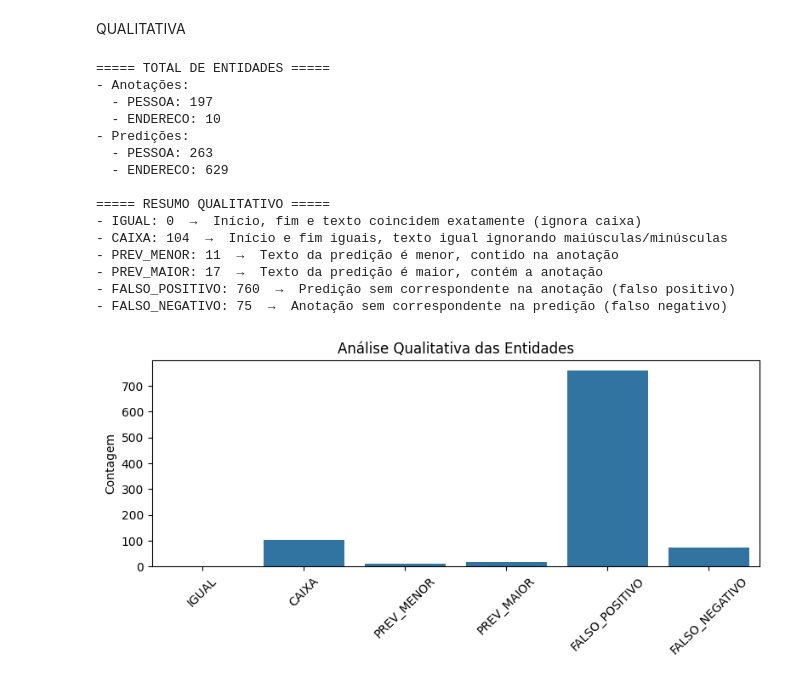
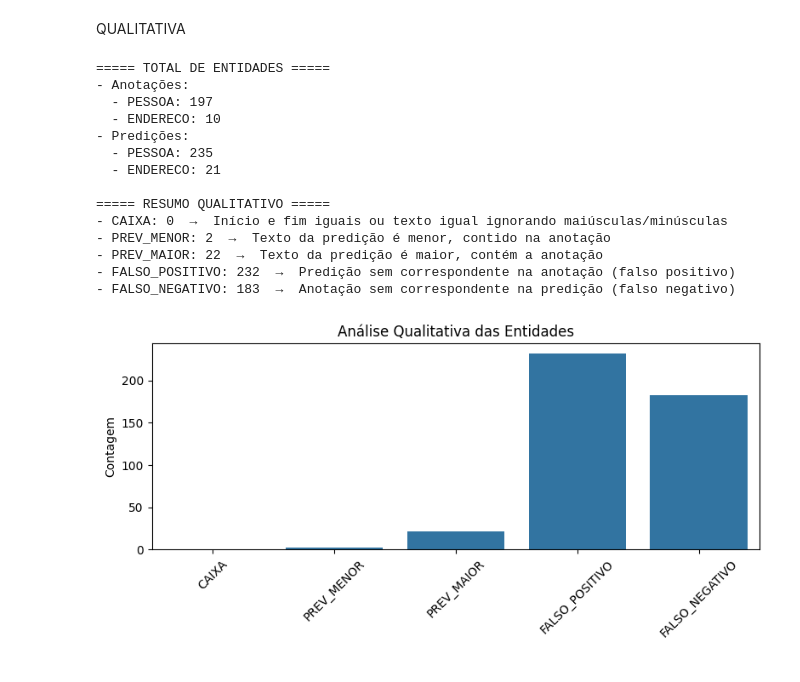
Before and after one commit to Celtico01/IDLex-analyzer, a Jupyter notebook: test_note.ipynb, the cells around one changed output. Cells and saved outputs as stored; diff of their text form; code cells hidden in the pictures.

Commit message:
legalbert

```diff
--- a/test_note.ipynb
+++ b/test_note.ipynb
@@ -0,0 +196,40 @@
+# %%
+device = 'cpu'
+# %%
+#NER
+from transformers import BertForTokenClassification, BertTokenizer
+import numpy as np
+import torch
+import pickle
+
+def get_tags_ner():
+  tag2idx_ner = np.load(file_tags_ner, allow_pickle=True).item()
+  idx2tag_ner = {}
+  for key in tag2idx_ner:
+    idx2tag_ner[tag2idx_ner[key]] = key
+  return tag2idx_ner, idx2tag_ner
+
+def configura_modelo_ner(num_labels):
+    from transformers import BertTokenizer, BertForTokenClassification
+    import torch
+
+    # Tokenizer
+    tokenizer = BertTokenizer.from_pretrained(
+        'neuralmind/bert-base-portuguese-cased',
+        do_lower_case=False
+    )
+
+    # Modelo base
+    modelo_ner = BertForTokenClassification.from_pretrained(
+        'neuralmind/bert-base-portuguese-cased',
+        num_labels=num_labels
+    )
+
+    # Carrega pesos treinados, ignorando chaves não reconhecidas
+    state_dict = torch.load(file_modelo_ner, map_location=torch.device(device))
+    if "bert.embeddings.position_ids" in state_dict:
+        del state_dict["bert.embeddings.position_ids"]  # remove chave obsoleta
+
+    modelo_ner.load_state_dict(state_dict, strict=False)
+
+    return tokenizer, modelo_ner
@@ -496,21 +949,20 @@ def analise_qualitativa(pred_path, anotacoes, output_path="resultado_qualitativa
     plt.tight_layout()
     plt.show()
 # %%
-analise_qualitativa('./saida/spacy/resultado_final(person_location)-20_spacy.json', anotacoes, './saida/spacy/qualitativa_spacy-20-v2.txt')
+analise_qualitativa('./saida/legalbert/resultado_final(person_location)-20_legalbert.json', anotacoes, './saida/legalbert/qualitativa_legalbert-20-v2.txt')
 # %% [output]
 ===== TOTAL DE ENTIDADES =====
 - Anotações:
   - PESSOA: 197
   - ENDERECO: 10
 - Predições:
-  - PESSOA: 263
-  - ENDERECO: 629
+  - PESSOA: 235
+  - ENDERECO: 21
 
 ===== RESUMO QUALITATIVO =====
-- IGUAL: 0  →  Início, fim e texto coincidem exatamente (ignora caixa)
-- CAIXA: 104  →  Início e fim iguais, texto igual ignorando maiúsculas/minúsculas
-- PREV_MENOR: 11  →  Texto da predição é menor, contido na anotação
-- PREV_MAIOR: 17  →  Texto da predição é maior, contém a anotação
-- FALSO_POSITIVO: 760  →  Predição sem correspondente na anotação (falso positivo)
-- FALSO_NEGATIVO: 75  →  Anotação sem correspondente na predição (falso negativo)
+- CAIXA: 0  →  Início e fim iguais ou texto igual ignorando maiúsculas/minúsculas
+- PREV_MENOR: 2  →  Texto da predição é menor, contido na anotação
+- PREV_MAIOR: 22  →  Texto da predição é maior, contém a anotação
+- FALSO_POSITIVO: 232  →  Predição sem correspondente na anotação (falso positivo)
+- FALSO_NEGATIVO: 183  →  Anotação sem correspondente na predição (falso negativo)
-[figure, old version]
+[figure, new version]
```
Also changed, not shown: parts of 8 cells of this notebook, 6 other files.
